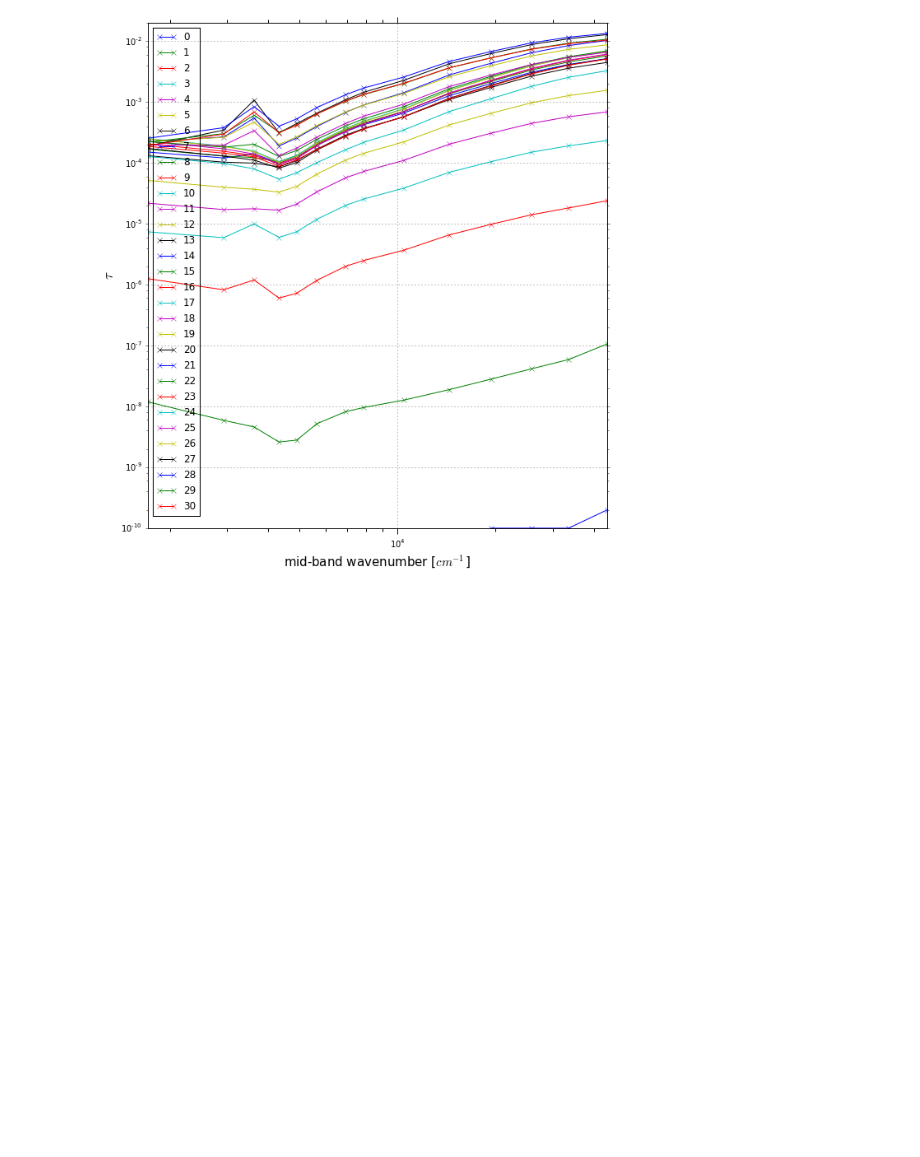
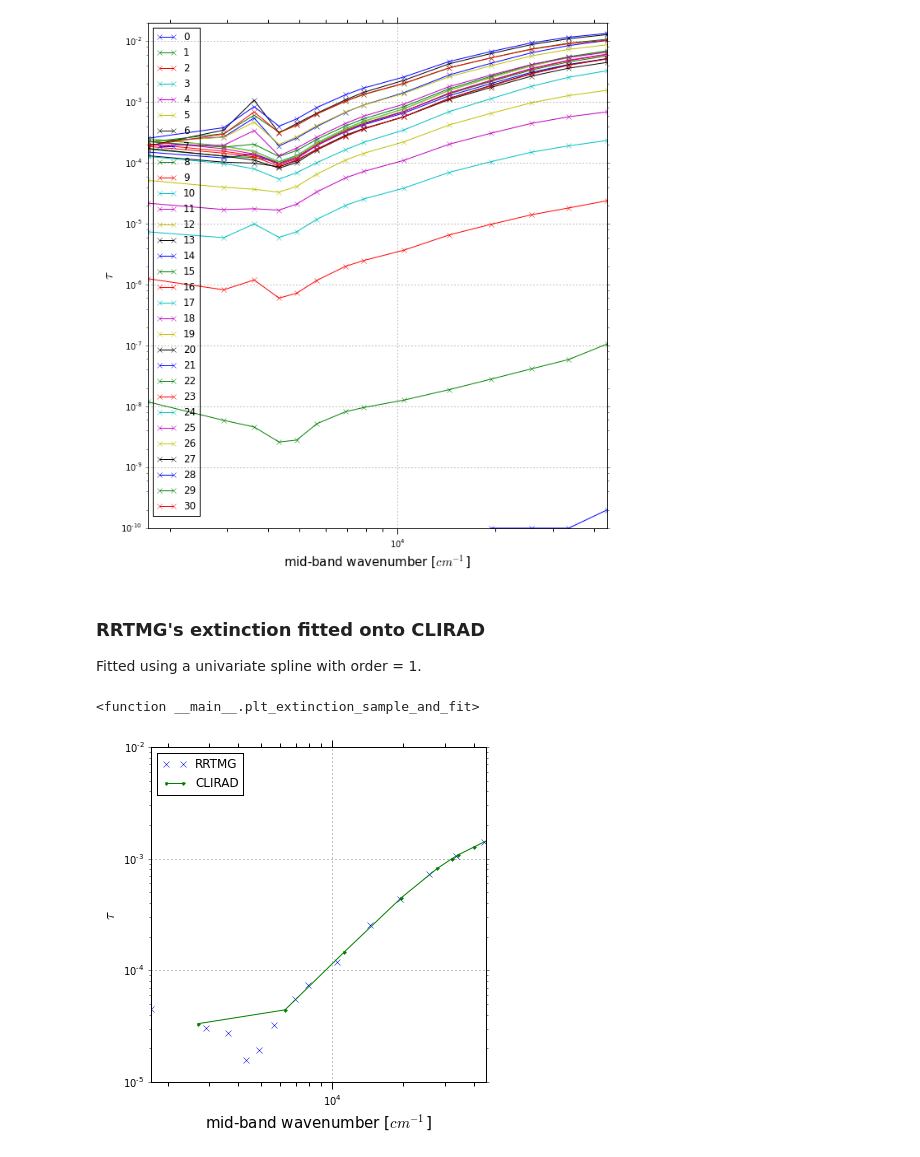
Before and after one commit to qAp/SCAM_radiation_notebooks, a Jupyter notebook: aerosol_optics.ipynb, the cells around one changed output. Drawn from its saved outputs; the diff is of its cells as text; code cells hidden in the pictures; blank space fills up the shorter version.

Commit message:
fit RRTMG-SW aerosol extinction onto CLIRAD-SW spectral bands

```diff
--- a/aerosol_optics.ipynb
+++ b/aerosol_optics.ipynb
@@ -70,6 +78,53 @@ weejet.interact(lambda nstep: \
 # %% [output]
 <function __main__.<lambda>>
 [figure]
+# %% [markdown]
+### RRTMG's extinction fitted onto CLIRAD
+
+Fitted using a univariate spline with order = 1.
+# %%
+def fit_extinction_onto_CLIRAD(sample):
+    # fit the sample using InterpolatedUnivariateSpline
+    order = 1
+    f = InterpolatedUnivariateSpline(sample.index.values, sample.values,
+                                 k = order)
+
+    # predict for CLIRAD-SW's wavenumbers, return in same format as sample
+    x = get_clirad_midband_wavenumbers()
+    prediction = pd.Series(f(x), index = x)
+    return sample, prediction
+
+
+def plt_extinction_sample_and_fit(nstep = 500, layer = 20):
+    # get a sample of (wavenumber, extinction)
+    sample = df.loc[(nstep, slice(None))].sort_index().loc[:, layer]
+    sample, prediction = fit_extinction_onto_CLIRAD(sample)
+
+    sample.name = 'RRTMG'
+    prediction.name = 'CLIRAD'
+
+    fig, axs = plt.subplots(nrows = 1, ncols = 1,
+                       figsize = (6, 6), )
+    sample.plot(ax = axs, marker = 'x', linestyle = 'None', label = 'RRTMG')
+    prediction.plot(ax = axs, marker = '.', label = 'CLIRAD')
+
+    axs.set_yscale('log')
+    axs.set_ylabel(r'$\tau$', fontsize = 15.)
+    axs.set_ylim((1e-5, 1e-2))
+
+    axs.set_xscale('log')
+    axs.set_xlabel(r'mid-band wavenumber [$cm^{-1}$]', fontsize = 15.)
+    axs.set_xlim((0, 45000))
+
+    axs.legend(loc = 'upper left')
+
+    return fig, axs
+# %%
+weejet.interact(plt_extinction_sample_and_fit,
+               nstep = (0, 1225, 1), layer = (0, 30, 1))
+# %% [output]
+<function __main__.plt_extinction_sample_and_fit>
+[figure, added]
 # %%
 HTML('''
 <script>
```
Also changed, not shown: parts of 2 cells of this notebook.
